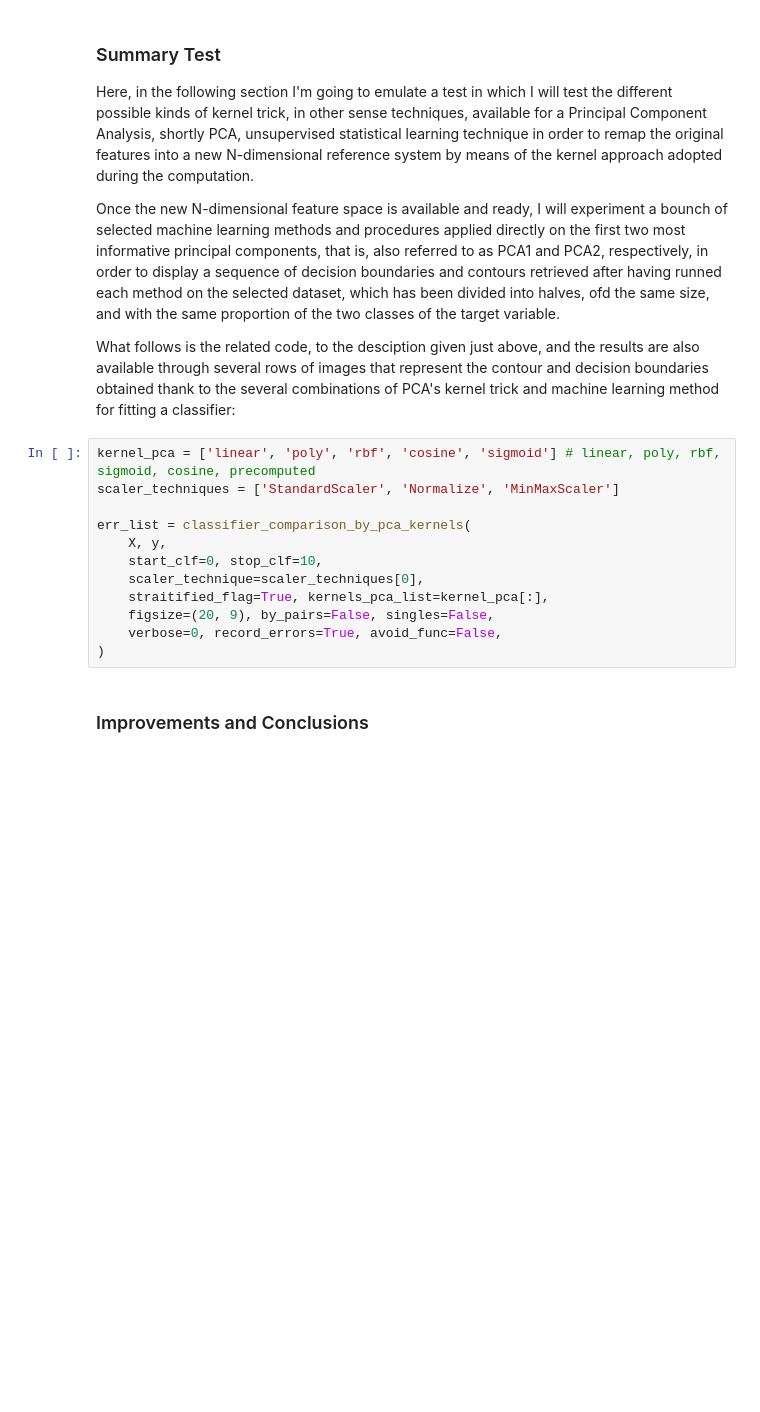
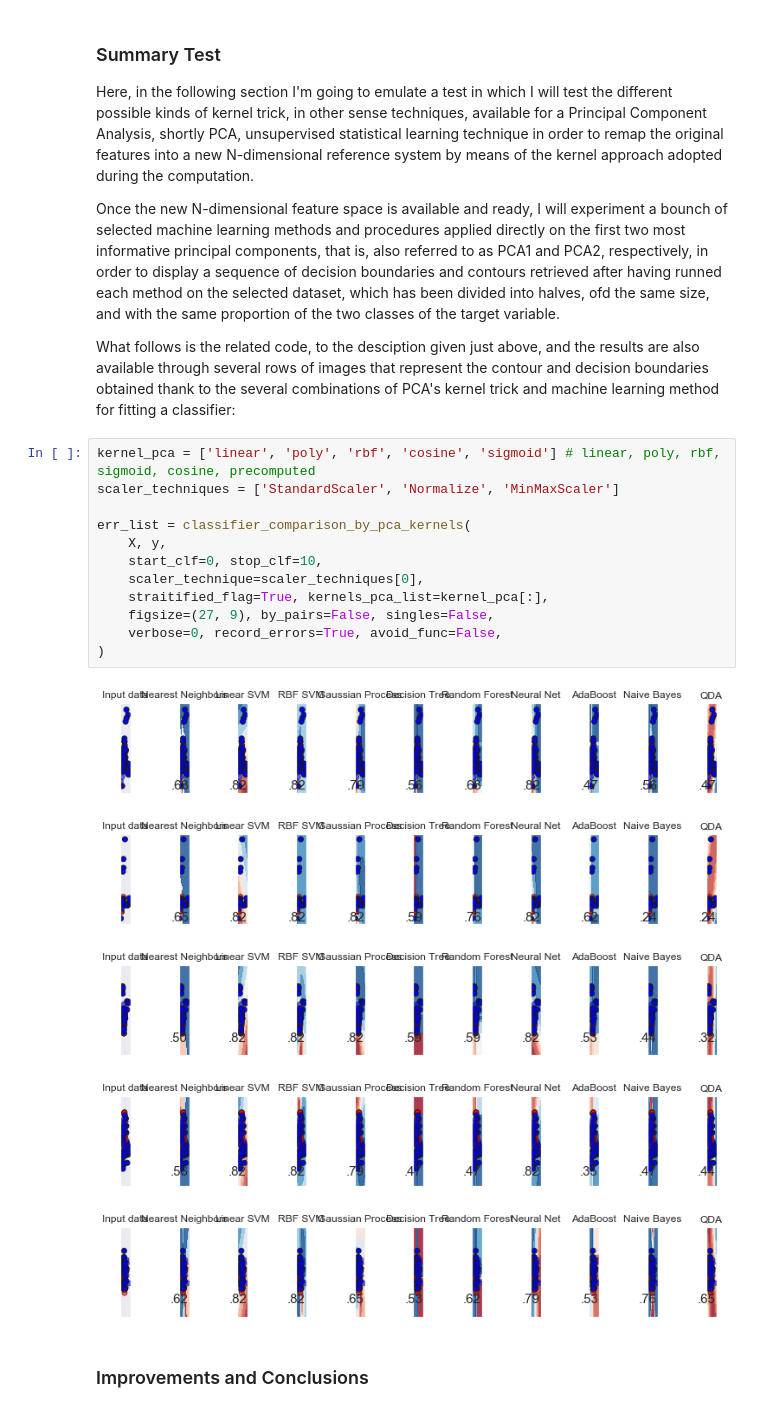
Before and after one commit to franec94/Pittsburgh-Bridge-Dataset, a Jupyter notebook: pittsburgh-bridges-data-set-analysis/Data Space Report (Official)-Merging Cross-Validation with Grid-Seach.ipynb, the cells around one changed output. Cells and saved outputs as stored; diff of their text form; blank space fills up the shorter version.

```diff
--- a/pittsburgh-bridges-data-set-analysis/Data Space Report (Official)-Merging Cross-Validation with Grid-Seach.ipynb
+++ b/pittsburgh-bridges-data-set-analysis/Data Space Report (Official)-Merging Cross-Validation with Grid-Seach.ipynb
@@ -2441,15 +2483,21 @@ What follows is the related code, to the desciption given just above, and the re
 # %%
 kernel_pca = ['linear', 'poly', 'rbf', 'cosine', 'sigmoid'] # linear, poly, rbf, sigmoid, cosine, precomputed
 scaler_techniques = ['StandardScaler', 'Normalize', 'MinMaxScaler']
 
 err_list = classifier_comparison_by_pca_kernels(
     X, y,
     start_clf=0, stop_clf=10,
     scaler_technique=scaler_techniques[0],
     straitified_flag=True, kernels_pca_list=kernel_pca[:],
-    figsize=(20, 9), by_pairs=False, singles=False,
+    figsize=(27, 9), by_pairs=False, singles=False,
     verbose=0, record_errors=True, avoid_func=False,
 )
+# %% [output]
+[figure, added]
+[figure, added]
+[figure, added]
+[figure, added]
+[figure, added]
 # %% [markdown]
 ### Improvements and Conclusions <a class="anchor" id="Improvements-and-conclusions"></a>
 # %% [markdown]
```
Also changed, not shown: parts of 1 cell of this notebook, 1 other file.
